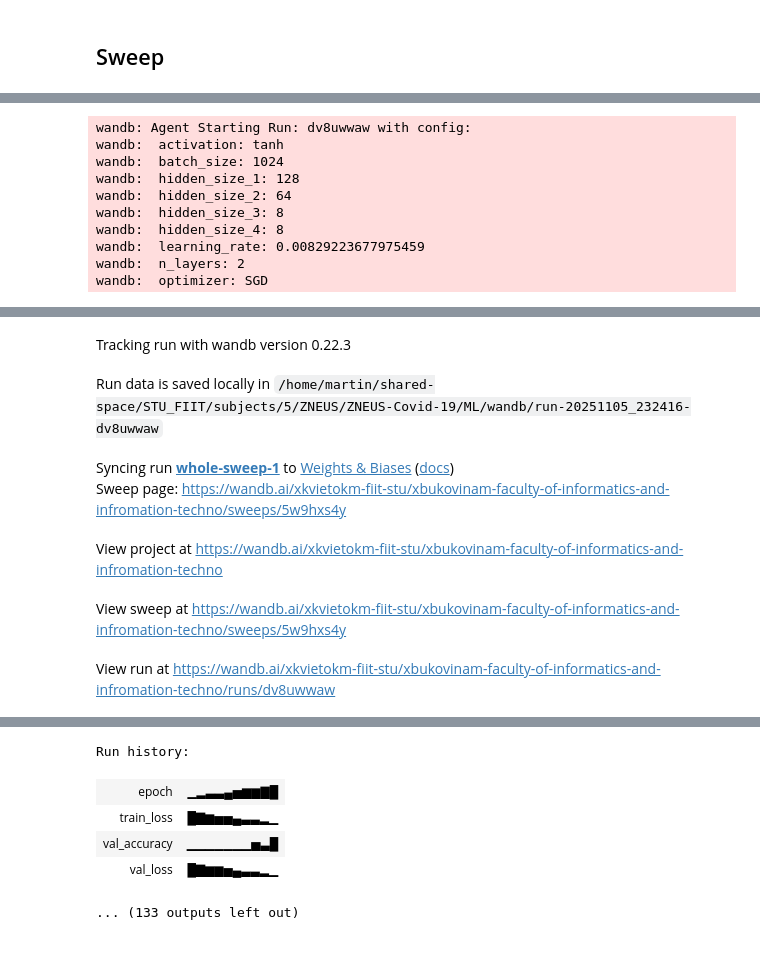
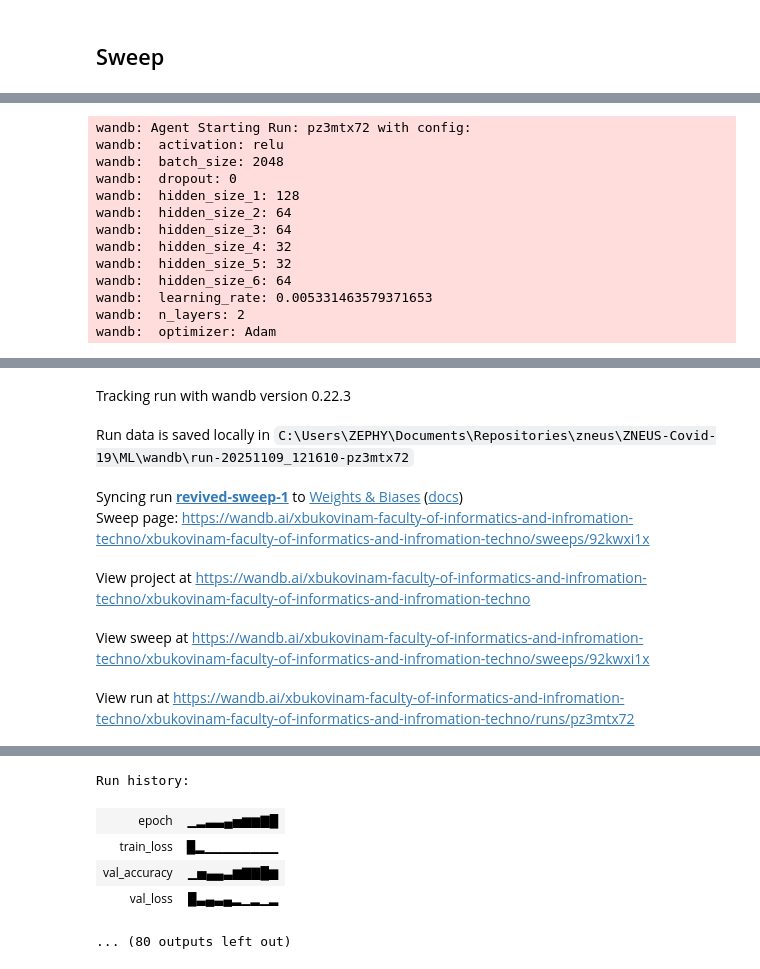
Before and after one commit to mbukovina127/ZNEUS-Covid-19, a Jupyter notebook: ML/ml.ipynb, the cells around one changed output, grey strips where cells are left out. Drawn from its saved outputs; the diff is of its cells as text; code cells hidden in the pictures.

```diff
--- a/ML/ml.ipynb
+++ b/ML/ml.ipynb
@@ -76,16 +76,13 @@ ml.add_configuration(config)
 # %%
 # model configuration
 config = nn.Sequential(
-            nn.Linear(19, 64),      # expand feature space
+            nn.Linear(19, 128),      # expand feature space
             nn.ReLU(),
-            nn.BatchNorm1d(64),
-            nn.Linear(64, 32),      # compress to mid-level representation
+            nn.Linear(128, 64),      # compress to mid-level representation
             nn.ReLU(),
-            nn.BatchNorm1d(32),
-            nn.Dropout(0.3),        # prevent overfitting
-            nn.Linear(32, 16),      # smaller latent space
+            nn.Linear(64, 32),      # smaller latent space
             nn.ReLU(),
-            nn.Linear(16, 1)        # single output (logit)
+            nn.Linear(32, 1)        # single output (logit)
         )
 ml.add_configuration(config)
 # %%
@@ -168,18 +165,23 @@ True
 # %%
+#Hyperparameter configuration
+#Random search
 sweep_config = {
-    "method": "random",  # or "grid", "bayes"
+    "method": "random",
     "metric": {"name": "loss", "goal": "minimize"},
     "parameters": {
         "learning_rate": {"min": 0.0001, "max": 0.01},
         # "epochs": {"min": 2, "max": 20},
-        "hidden_size_1": {"values": [32, 64, 128]},
-        "hidden_size_2": {"values": [8, 32, 64]},
-        "hidden_size_3": {"values": [8, 32, 64]},
-        "hidden_size_4": {"values": [8, 32, 64]},
-        "n_layers": {"values": [2, 4]},
+        "hidden_size_1": {"values": [32, 64, 128, 248]},
+        "hidden_size_2": {"values": [32, 64, 128]},
+        "hidden_size_3": {"values": [32, 64, 128]},
+        "hidden_size_4": {"values": [32, 64, 128]},
+        "hidden_size_5": {"values": [32, 64, 128]},
+        "hidden_size_6": {"values": [32, 64, 128]},
+        "n_layers": {"values": [2, 4, 6]},
         # "dropout": {"min": 0.0, "max": 0.5},
-        "optimizer": {"values": ["Adam", "SGD"]},
+        "dropout": {"values": [0]},
+        "optimizer": {"values": ["Adam"]},
         "activation": {"values": ["relu", "tanh"]},
-        "batch_size": {"values": [1024, 2048, 4096]},
+        "batch_size": {"values": [2048]},
     }
 }
@@ -195,12 +217,12 @@ def train():
     hl_sizes = [
         CONFIG.hidden_size_1, CONFIG.hidden_size_2, CONFIG.hidden_size_3,
         CONFIG.hidden_size_4,
-        # CONFIG.hidden_size_5, CONFIG.hidden_size_6,
+        CONFIG.hidden_size_5, CONFIG.hidden_size_6,
         # CONFIG.hidden_size_7, CONFIG.hidden_size_8
                 ]
     #Building the neural network from CONFIG
     sw_nn = OurModel()
-    sw_nn.sweeping_build(COVID_data.shape[1]-1, 1, n_layers=CONFIG.n_layers, hidden_size=hl_sizes, activation_f=CONFIG.activation, dropout=None)
+    sw_nn.sweeping_build(COVID_data.shape[1]-1, 1, n_layers=CONFIG.n_layers, hidden_size=hl_sizes, activation_f=CONFIG.activation, dropout=CONFIG.dropout)
     optimizer = getattr(torch.optim, CONFIG.optimizer)(sw_nn.parameters(), lr=CONFIG.learning_rate)
     criterion = nn.BCEWithLogitsLoss()
 
@@ -237,10 +259,11 @@ def train():
         with torch.no_grad():
             for inputs, true in val_loader:
                 inputs, true = inputs.to(device), true.to(device)
-                preds = sw_nn(inputs)
+                y_preds = sw_nn(inputs)
                 true = true.unsqueeze(1)
-                loss = criterion(preds, true)
+                loss = criterion(y_preds, true)
                 val_loss += loss.item()
+                preds = torch.sigmoid(y_preds)
                 predicted = (preds > 0.5).float()
                 correct += (predicted == true).sum().item()
                 total += true.size(0)
@@ -255,5 +278,5 @@ def train():
         })
 # %%
 sweep_id = wandb.sweep(sweep=sweep_config, project="xbukovinam-faculty-of-informatics-and-infromation-techno")
-wandb.agent(sweep_id, function=train, count=10)
+wandb.agent(sweep_id, function=train)
 # %% [output]
@@ -262,25 +285,28 @@ Sweep URL: https://wandb.ai/xkvietokm-fiit-stu/xbukovinam-faculty-of-informatics
-wandb: Agent Starting Run: dv8uwwaw with config:
-wandb:  activation: tanh
-wandb:  batch_size: 1024
+wandb: Agent Starting Run: pz3mtx72 with config:
+wandb:  activation: relu
+wandb:  batch_size: 2048
+wandb:  dropout: 0
 wandb:  hidden_size_1: 128
 wandb:  hidden_size_2: 64
-wandb:  hidden_size_3: 8
-wandb:  hidden_size_4: 8
-wandb:  learning_rate: 0.00829223677975459
+wandb:  hidden_size_3: 64
+wandb:  hidden_size_4: 32
+wandb:  hidden_size_5: 32
+wandb:  hidden_size_6: 64
+wandb:  learning_rate: 0.005331463579371653
 wandb:  n_layers: 2
-wandb:  optimizer: SGD
+wandb:  optimizer: Adam
 [interactive output not drawn]
 Tracking run with wandb version 0.22.3
-Run data is saved locally in /home/martin/shared-space/STU_FIIT/subjects/5/ZNEUS/ZNEUS-Covid-19/ML/wandb/run-20251105_232416-dv8uwwaw
+Run data is saved locally in C:\Users\ZEPHY\Documents\Repositories\zneus\ZNEUS-Covid-19\ML\wandb\run-20251109_121610-pz3mtx72
-Syncing run whole-sweep-1 to Weights & Biases (docs)
-Sweep page: https://wandb.ai/xkvietokm-fiit-stu/xbukovinam-faculty-of-informatics-and-infromation-techno/sweeps/5w9hxs4y
+Syncing run revived-sweep-1 to Weights & Biases (docs)
+Sweep page: https://wandb.ai/xbukovinam-faculty-of-informatics-and-infromation-techno/xbukovinam-faculty-of-informatics-and-infromation-techno/sweeps/92kwxi1x
-View project at https://wandb.ai/xkvietokm-fiit-stu/xbukovinam-faculty-of-informatics-and-infromation-techno
+View project at https://wandb.ai/xbukovinam-faculty-of-informatics-and-infromation-techno/xbukovinam-faculty-of-informatics-and-infromation-techno
-View sweep at https://wandb.ai/xkvietokm-fiit-stu/xbukovinam-faculty-of-informatics-and-infromation-techno/sweeps/5w9hxs4y
+View sweep at https://wandb.ai/xbukovinam-faculty-of-informatics-and-infromation-techno/xbukovinam-faculty-of-informatics-and-infromation-techno/sweeps/92kwxi1x
-View run at https://wandb.ai/xkvietokm-fiit-stu/xbukovinam-faculty-of-informatics-and-infromation-techno/runs/dv8uwwaw
+View run at https://wandb.ai/xbukovinam-faculty-of-informatics-and-infromation-techno/xbukovinam-faculty-of-informatics-and-infromation-techno/runs/pz3mtx72
 [interactive output not drawn]
 Run history:
 | epoch | ▁▂▃▃▄▅▆▆▇█ |
-| train_loss | █▇▆▅▅▄▃▃▂▁ |
-| val_accuracy | ▁▁▁▁▁▁▁▅▃█ |
-| val_loss | █▇▆▆▅▄▃▃▂▁ |
+| train_loss | █▂▁▁▁▁▁▁▁▁ |
+| val_accuracy | ▁▅▄▄▃▆▇▇█▆ |
+| val_loss | █▃▄▃▄▂▁▂▁▂ |
-... (133 outputs left out)
+... (80 outputs left out)
```
Also changed, not shown: parts of 5 cells of this notebook, 12 other files.
